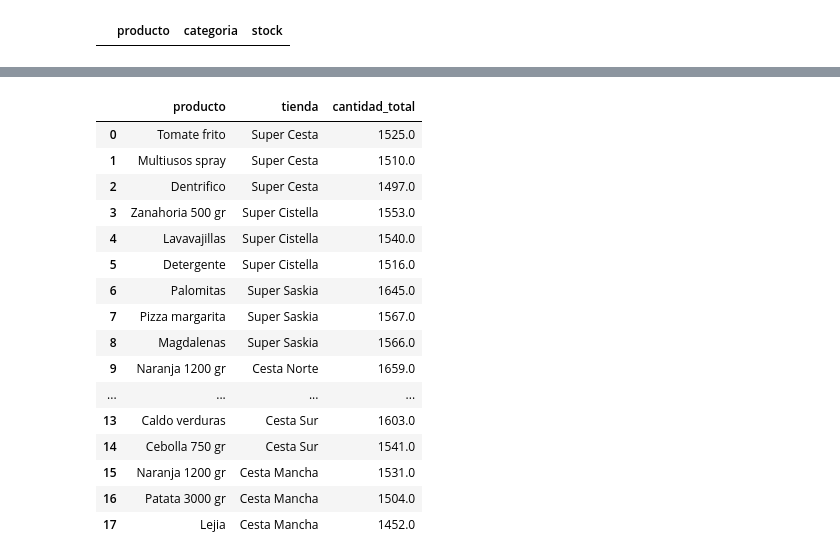
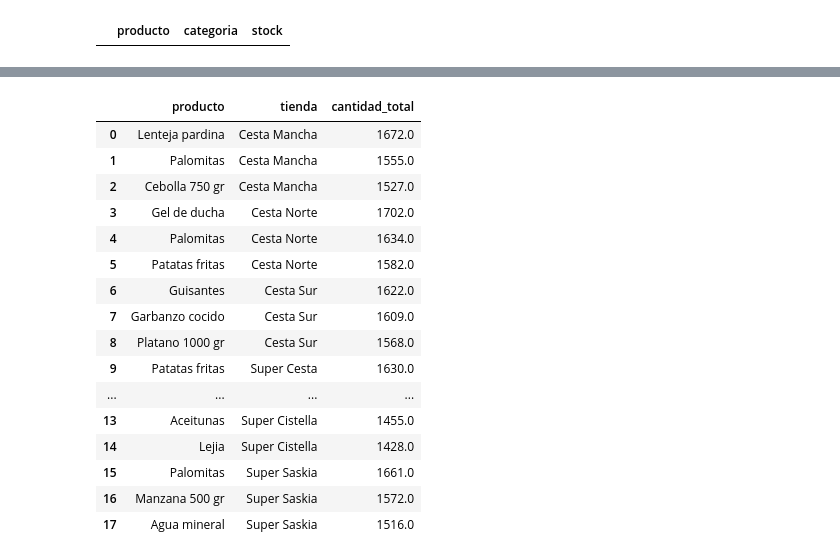
Before and after one commit to Noelia-MS/Ejercicios-Noelia, a Jupyter notebook: MOD04_SQL/m4_Noelia_Madrigal.ipynb, the cells around one changed output, grey strips where cells are left out. Saved outputs shown, nothing was run; the diff lists cells and outputs as text; code cells hidden in the pictures.

```diff
--- a/MOD04_SQL/m4_Noelia_Madrigal.ipynb
+++ b/MOD04_SQL/m4_Noelia_Madrigal.ipynb
@@ -435,41 +432,53 @@ df6
 # %%
 # 7. Ranking de productos más vendidos en cada tienda
 # Para cada tienda, muestra los 3 productos más vendidos (en términos de cantidad total).
 # Tendrás que unir tiendas, empleados, ordenes y detalle_orden, además de productos.
 # Usa GROUP BY y ordena por la cantidad sumada (y opcionalmente, un LIMIT 3).
 
-lista_id_tiendas= [1,2,3,4,5,6]
-resultados = []
-for id_tienda in lista_id_tiendas:
-    query = f""" SELECT p.producto, t.tienda, SUM(do.cantidad) AS cantidad_total
-    FROM tiendas t
-    INNER JOIN empleados e ON t.id_tienda = e.id_tienda
-    INNER JOIN ordenes o ON e.id_empleado = o.id_empleado
-    INNER JOIN detalle_orden do ON o.id_orden = do.id_orden
-    INNER JOIN productos p ON do.id_producto = p.id_producto
-    WHERE t.id_tienda = {id_tienda}
-    GROUP BY t.tienda, p.producto
-    ORDER BY t.tienda, cantidad_total DESC LIMIT 3;"""
-    resultado = pd.read_sql(query, con=engine)
-    resultados.append(resultado)
+query7 = '''SELECT sub1.producto, sub1.tienda, sub1.cantidad_total
+FROM (
+    SELECT p.producto, t.tienda, SUM(do.cantidad) AS cantidad_total
+    FROM
+        tiendas t
+    JOIN empleados e ON t.id_tienda = e.id_tienda
+    JOIN ordenes o ON e.id_empleado = o.id_empleado
+    JOIN detalle_orden do ON o.id_orden = do.id_orden
+    JOIN productos p ON do.id_producto = p.id_producto
+    GROUP BY p.producto, t.tienda
+) sub1
+WHERE (
+    SELECT COUNT(*)
+        FROM (
+            SELECT p.producto, t.tienda, SUM(do.cantidad) AS cantidad_total
+            FROM tiendas t
+            JOIN empleados e ON t.id_tienda = e.id_tienda
+            JOIN ordenes o ON e.id_empleado = o.id_empleado
+			JOIN detalle_orden do ON o.id_orden = do.id_orden
+			JOIN productos p ON do.id_producto = p.id_producto
+            GROUP BY p.producto, t.tienda
+        ) sub2
+        WHERE sub2.tienda = sub1.tienda
+        AND sub2.cantidad_total > sub1.cantidad_total
+    ) < 3
+ORDER BY sub1.tienda, sub1.cantidad_total DESC;'''
 
-df_7 = pd.concat(resultados, ignore_index=True)
-df_7
+df7 = pd.read_sql_query(sql = query7, con = engine)
+df7
 # %% [output]
 |  | producto | tienda | cantidad_total |
-| 0 | Tomate frito | Super Cesta | 1525.0 |
-| 1 | Multiusos spray | Super Cesta | 1510.0 |
-| 2 | Dentrifico | Super Cesta | 1497.0 |
-| 3 | Zanahoria 500 gr | Super Cistella | 1553.0 |
-| 4 | Lavavajillas | Super Cistella | 1540.0 |
-| 5 | Detergente | Super Cistella | 1516.0 |
-| 6 | Palomitas | Super Saskia | 1645.0 |
-| 7 | Pizza margarita | Super Saskia | 1567.0 |
-| 8 | Magdalenas | Super Saskia | 1566.0 |
-| 9 | Naranja 1200 gr | Cesta Norte | 1659.0 |
+| 0 | Lenteja pardina | Cesta Mancha | 1672.0 |
+| 1 | Palomitas | Cesta Mancha | 1555.0 |
+| 2 | Cebolla 750 gr | Cesta Mancha | 1527.0 |
+| 3 | Gel de ducha | Cesta Norte | 1702.0 |
+| 4 | Palomitas | Cesta Norte | 1634.0 |
+| 5 | Patatas fritas | Cesta Norte | 1582.0 |
+| 6 | Guisantes | Cesta Sur | 1622.0 |
+| 7 | Garbanzo cocido | Cesta Sur | 1609.0 |
+| 8 | Platano 1000 gr | Cesta Sur | 1568.0 |
+| 9 | Patatas fritas | Super Cesta | 1630.0 |
 | ... | ... | ... | ... |
-| 13 | Caldo verduras | Cesta Sur | 1603.0 |
-| 14 | Cebolla 750 gr | Cesta Sur | 1541.0 |
-| 15 | Naranja 1200 gr | Cesta Mancha | 1531.0 |
-| 16 | Patata 3000 gr | Cesta Mancha | 1504.0 |
-| 17 | Lejia | Cesta Mancha | 1452.0 |
+| 13 | Aceitunas | Super Cistella | 1455.0 |
+| 14 | Lejia | Super Cistella | 1428.0 |
+| 15 | Palomitas | Super Saskia | 1661.0 |
+| 16 | Manzana 500 gr | Super Saskia | 1572.0 |
+| 17 | Agua mineral | Super Saskia | 1516.0 |
```
Also changed, not shown: parts of 12 cells of this notebook.
